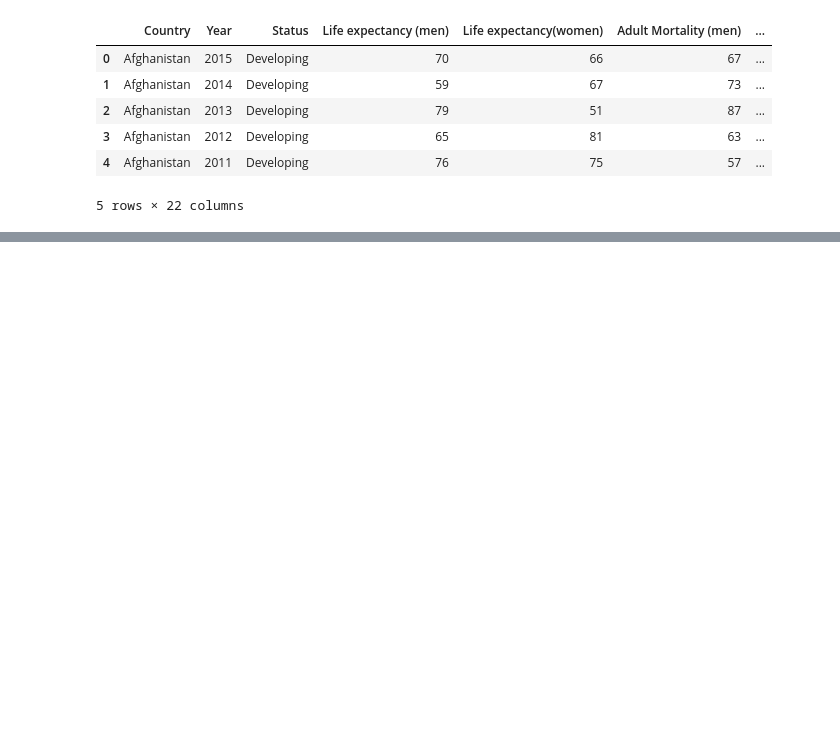
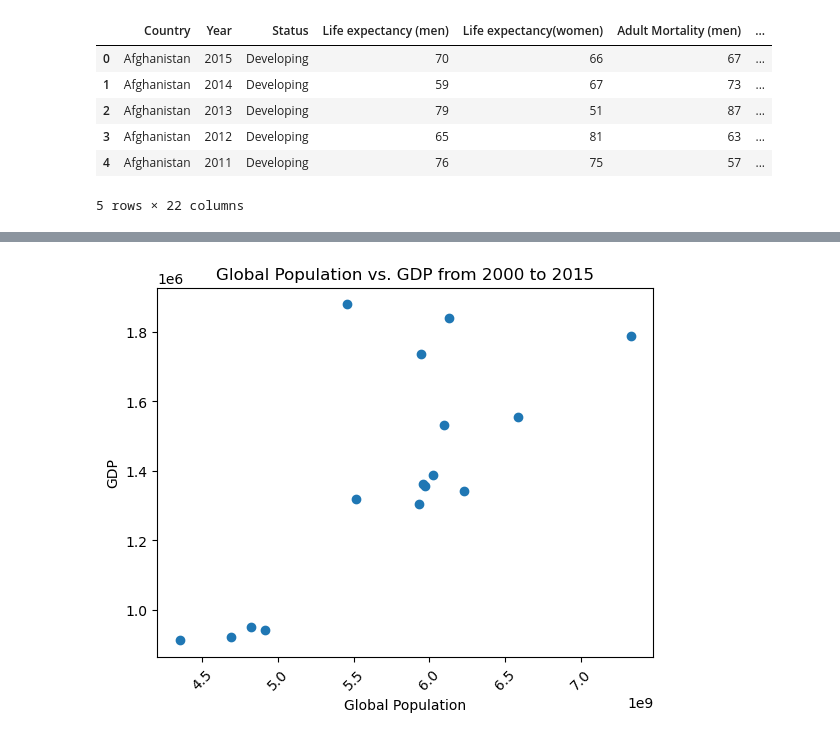
Before and after one commit to msncn/scs-pj1-team11, a Jupyter notebook: pj1_team11.ipynb, the cells around one changed output, grey strips where cells are left out. Saved outputs shown, nothing was run; the diff lists cells and outputs as text; code cells hidden in the pictures; blank space fills up the shorter version.

```diff
--- a/pj1_team11.ipynb
+++ b/pj1_team11.ipynb
@@ -36,0 +108,17 @@ life_expectency.head()
+# %%
+# 2a. Global Yearly Summery Graphs Shengnan
+# Graph for the global change of population vs. GDP
+x_values = life_expectancy_yearly["Population"]
+y_values = life_expectancy_yearly["GDP"]
+plt.scatter(x_values,y_values)
+
+# plt.xticks((range(2000, 2016)))
+plt.xticks(rotation=45)
+
+plt.title("Global Population vs. GDP from 2000 to 2015")
+plt.xlabel("Global Population")
+plt.ylabel("GDP")
+
+plt.show()
+# %% [output]
+[figure, added]
```
Also changed, not shown: parts of 9 cells of this notebook.
